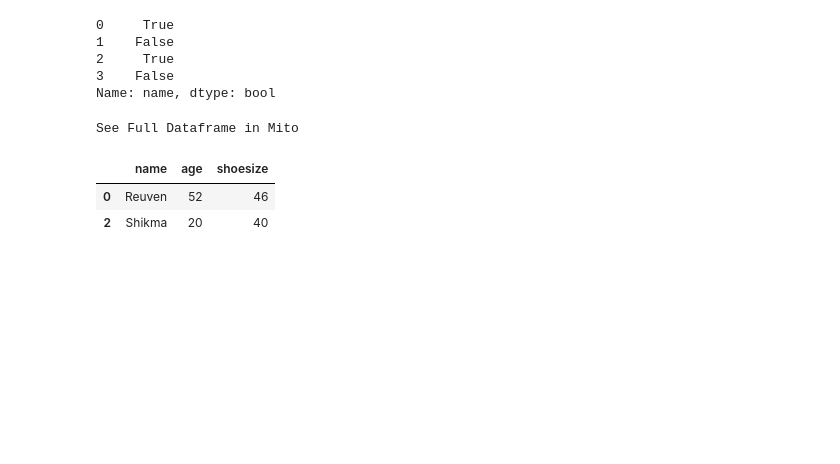
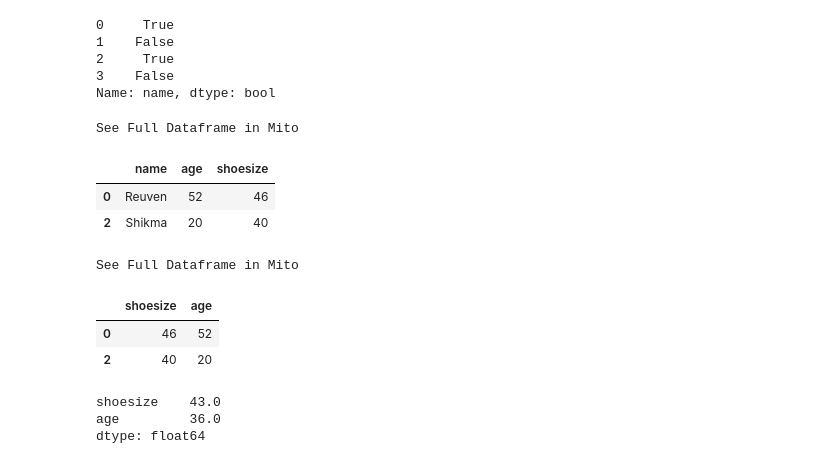
Before and after one commit to reuven/oreilly-2023-05May-data, a Jupyter notebook: data-2023-05May-16.ipynb, the cells around one changed output. Cells and saved outputs as stored; diff of their text form; code cells hidden in the pictures; blank space fills up the shorter version.

```diff
--- a/data-2023-05May-16.ipynb
+++ b/data-2023-05May-16.ipynb
@@ -1823,7 +1823,22 @@ See Full Dataframe in Mito
 | 2 | Shikma | 20 | 40 |
 # %%
 df.loc[
-    df['name'] > 'M'   # row selector
+    df['name'] > 'M'    # row selector
     ,
-    [# column selector
+    ['shoesize', 'age'] # column selector
 ]
+# %% [output]
+See Full Dataframe in Mito
+|  | shoesize | age |
+| 0 | 46 | 52 |
+| 2 | 40 | 20 |
+# %%
+df.loc[
+    df['name'] > 'M'    # row selector
+    ,
+    ['shoesize', 'age'] # column selector
+].mean()
+# %% [output]
+shoesize    43.0
+age         36.0
+dtype: float64
```
